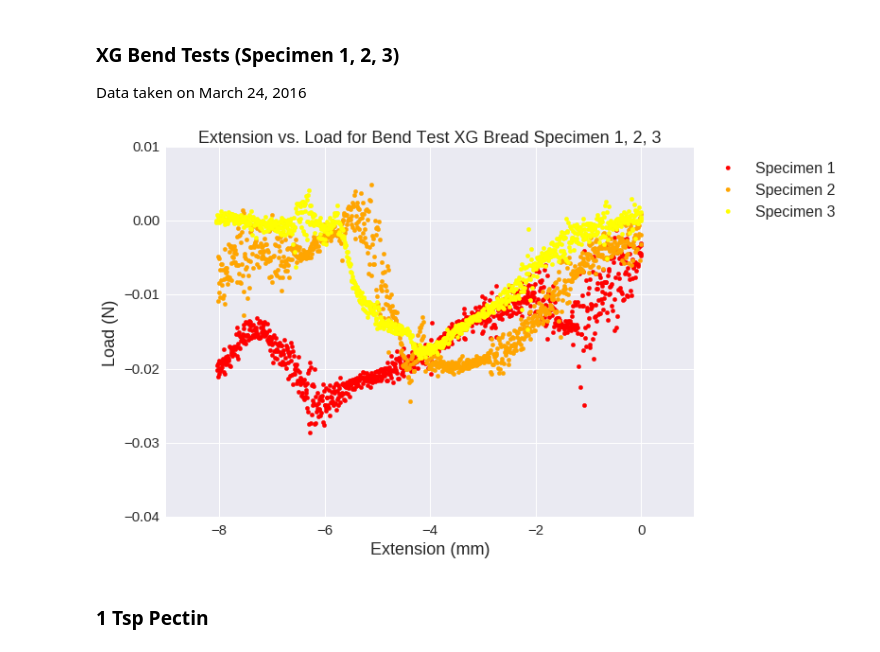
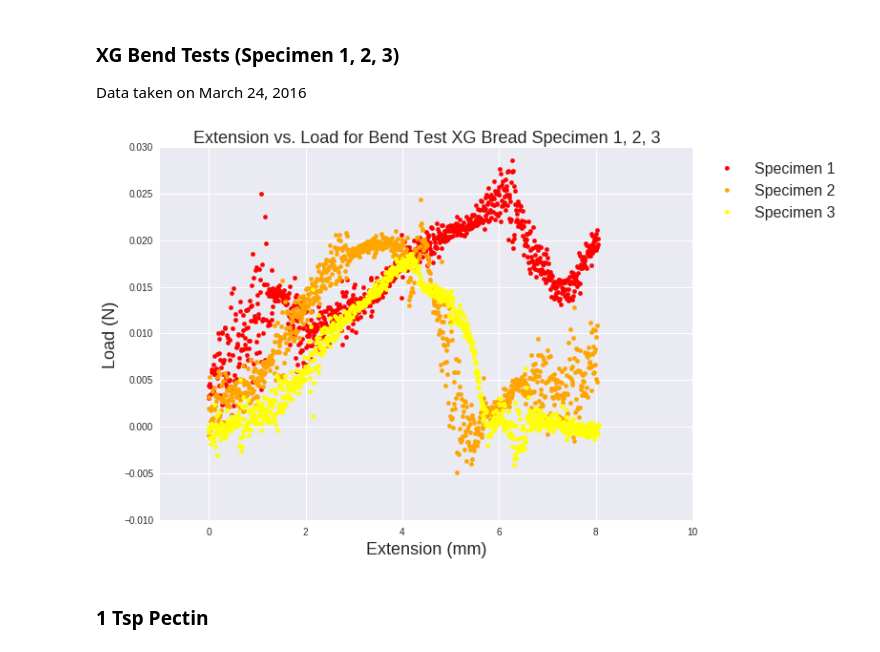
Before and after one commit to greenteawarrior/MatSci, a Jupyter notebook: GFBaking/instron_bend.ipynb, the cells around one changed output. Saved outputs shown, nothing was run; the diff lists cells and outputs as text; code cells hidden in the pictures.

Commit message:
UPDATE: aedifferent xlim and ylim on bend test plots; multiplied XG graph extension and load by -1 to be consistent with other bend test plots

```diff
--- a/GFBaking/instron_bend.ipynb
+++ b/GFBaking/instron_bend.ipynb
@@ -34,22 +34,29 @@ XG_bend3 = pd.read_csv('data/XG/XG_Bend_Data/XG_Bend_Specimen_RawData_3.csv', he
 # %%
 # plotting
 pw = plt.figure(figsize=(10,7))
-plt.scatter(XG_bend1['Extension'], XG_bend1['Load'], color='red')
-plt.scatter(XG_bend2['Extension'], XG_bend2['Load'], color='orange')
-plt.scatter(XG_bend3['Extension'], XG_bend3['Load'], color='yellow')
+plt.scatter(XG_bend1['Extension'].multiply(-1), XG_bend1['Load'].multiply(-1), color='red')
+plt.scatter(XG_bend2['Extension'].multiply(-1), XG_bend2['Load'].multiply(-1), color='orange')
+plt.scatter(XG_bend3['Extension'].multiply(-1), XG_bend3['Load'].multiply(-1), color='yellow')
 
 # formatting
 plt.title('Extension vs. Load for Bend Test XG Bread Specimen 1, 2, 3', fontsize=18)
+
+plt.rc('xtick', labelsize=15)
+plt.rc('ytick', labelsize=15)
+
+axes = plt.gca()
+axes.set_xlim([-1, 10])
+axes.set_ylim([-.01, .03])
+
 plt.xlabel('Extension (mm)', fontsize=18)
 plt.ylabel('Load (N)', fontsize=18)
-plt.rc('xtick', labelsize=15)
-plt.rc('ytick', labelsize=15)
+
 plt.legend(['Specimen 1', 'Specimen 2', 'Specimen 3'], loc=2, fontsize=16, bbox_to_anchor=(1.01, 1))
 plt.show()
 
 # uncomment if figure saving is desired
 pw.savefig('figures/bend/XG_bend.pdf', format='pdf', bbox_inches='tight')
 pw.savefig('figures/bend/XG_bend.png', format='png', bbox_inches='tight')
 # %% [output]
-[figure, old version]
+[figure, new version]
 # %%
```
Also changed, not shown: parts of 5 cells of this notebook, 10 other files.
